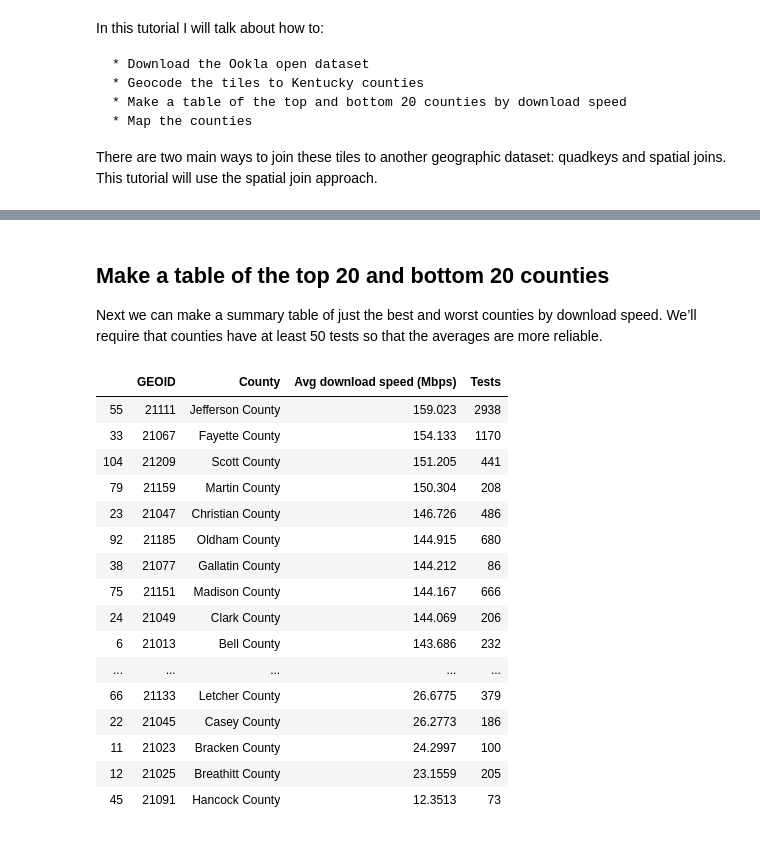
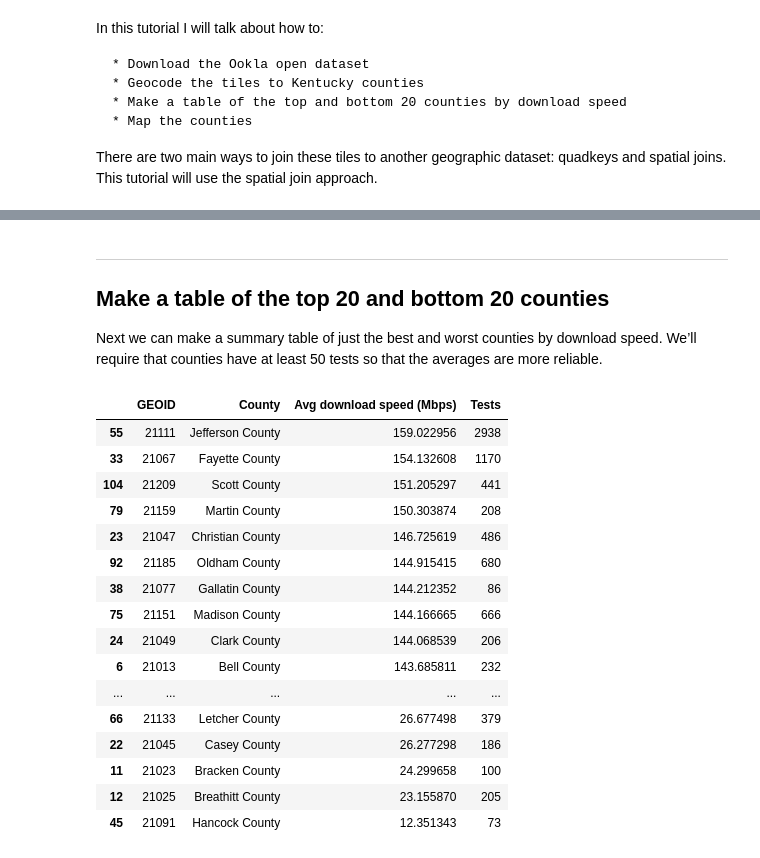
Before and after one commit to teamookla/ookla-open-data, a Jupyter notebook: tutorials/aggregate_by_county_py.ipynb, the cells around one changed output, grey strips where cells are left out. Saved outputs shown, nothing was run; the diff lists cells and outputs as text; code cells hidden in the pictures.

```diff
--- a/tutorials/aggregate_by_county_py.ipynb
+++ b/tutorials/aggregate_by_county_py.ipynb
@@ -53,4 +106,6 @@ tiles_in_ky_counties['avg_u_mbps'] = tiles_in_ky_counties['avg_u_kbps'] / 1000
 # %% [markdown]
+---
+
 ## Make a table of the top 20 and bottom 20 counties
 
 Next we can make a summary table of just the best and worst counties by download speed. We’ll require that counties have at least 50 tests so that the averages are more reliable.
@@ -67,31 +122,49 @@ def wm(group, avg_name, weight_name):
     except ZeroDivisionError:
         return d.mean()
 
-county_stats = tiles_in_ky_counties.groupby(['GEOID', 'NAMELSAD']) \
-       .apply(lambda x: pd.Series({'avg_d_mbps_wt': np.average(x['avg_d_mbps'], weights=x['tests'])})) \
-       .reset_index() \
-       .merge(tiles_in_ky_counties.groupby(['GEOID', 'NAMELSAD']).agg(tests = ("GEOID", "size")).reset_index(), on = ['GEOID', 'NAMELSAD']) \
+county_stats = (
+    tiles_in_ky_counties.groupby(["GEOID", "NAMELSAD"])
+    .apply(
+        lambda x: pd.Series(
+            {"avg_d_mbps_wt": np.average(x["avg_d_mbps"], weights=x["tests"])}
+        )
+    )
+    .reset_index()
+    .merge(
+        tiles_in_ky_counties.groupby(["GEOID", "NAMELSAD"])
+        .agg(tests=("GEOID", "size"))
+        .reset_index(),
+        on=["GEOID", "NAMELSAD"],
+    )
+)
 # %%
-table_stats = county_stats.loc[county_stats['tests'] >= 50].nlargest(20, 'avg_d_mbps_wt') \
-    .append(county_stats.loc[county_stats['tests'] >= 50].nsmallest(20, 'avg_d_mbps_wt')) \
-    .sort_values('avg_d_mbps_wt', ascending = False)
-
-display(HTML(tabulate.tabulate(table_stats, tablefmt='html', headers=["GEOID", "County", "Avg download speed (Mbps)", "Tests"])))
+table_stats = (
+    county_stats.loc[county_stats["tests"] >= 50]
+    .nlargest(20, "avg_d_mbps_wt")
+    .append(
+        county_stats.loc[county_stats["tests"] >= 50].nsmallest(20, "avg_d_mbps_wt")
+    )
+    .sort_values("avg_d_mbps_wt", ascending=False)
+)
-# %% [output]
-|  | GEOID | County | Avg download speed (Mbps) | Tests |
-| 55 | 21111 | Jefferson County | 159.023 | 2938 |
-| 33 | 21067 | Fayette County | 154.133 | 1170 |
-| 104 | 21209 | Scott County | 151.205 | 441 |
-| 79 | 21159 | Martin County | 150.304 | 208 |
-| 23 | 21047 | Christian County | 146.726 | 486 |
-| 92 | 21185 | Oldham County | 144.915 | 680 |
-| 38 | 21077 | Gallatin County | 144.212 | 86 |
-| 75 | 21151 | Madison County | 144.167 | 666 |
-| 24 | 21049 | Clark County | 144.069 | 206 |
-| 6 | 21013 | Bell County | 143.686 | 232 |
-| ... | ... | ... | ... | ... |
-| 66 | 21133 | Letcher County | 26.6775 | 379 |
-| 22 | 21045 | Casey County | 26.2773 | 186 |
-| 11 | 21023 | Bracken County | 24.2997 | 100 |
-| 12 | 21025 | Breathitt County | 23.1559 | 205 |
-| 45 | 21091 | Hancock County | 12.3513 | 73 |
+# %%
+header = ["GEOID", "County", "Avg download speed (Mbps)", "Tests"]
+
+table_stats.rename(columns=dict(zip(table_stats.columns, header)))
+# %% [output]
+|  | GEOID | County | Avg download speed (Mbps) | Tests |
+| 55 | 21111 | Jefferson County | 159.022956 | 2938 |
+| 33 | 21067 | Fayette County | 154.132608 | 1170 |
+| 104 | 21209 | Scott County | 151.205297 | 441 |
+| 79 | 21159 | Martin County | 150.303874 | 208 |
+| 23 | 21047 | Christian County | 146.725619 | 486 |
+| 92 | 21185 | Oldham County | 144.915415 | 680 |
+| 38 | 21077 | Gallatin County | 144.212352 | 86 |
+| 75 | 21151 | Madison County | 144.166665 | 666 |
+| 24 | 21049 | Clark County | 144.068539 | 206 |
+| 6 | 21013 | Bell County | 143.685811 | 232 |
+| ... | ... | ... | ... | ... |
+| 66 | 21133 | Letcher County | 26.677498 | 379 |
+| 22 | 21045 | Casey County | 26.277298 | 186 |
+| 11 | 21023 | Bracken County | 24.299658 | 100 |
+| 12 | 21025 | Breathitt County | 23.155870 | 205 |
+| 45 | 21091 | Hancock County | 12.351343 | 73 |
```
Also changed, not shown: parts of 24 cells of this notebook, 3 other files.
